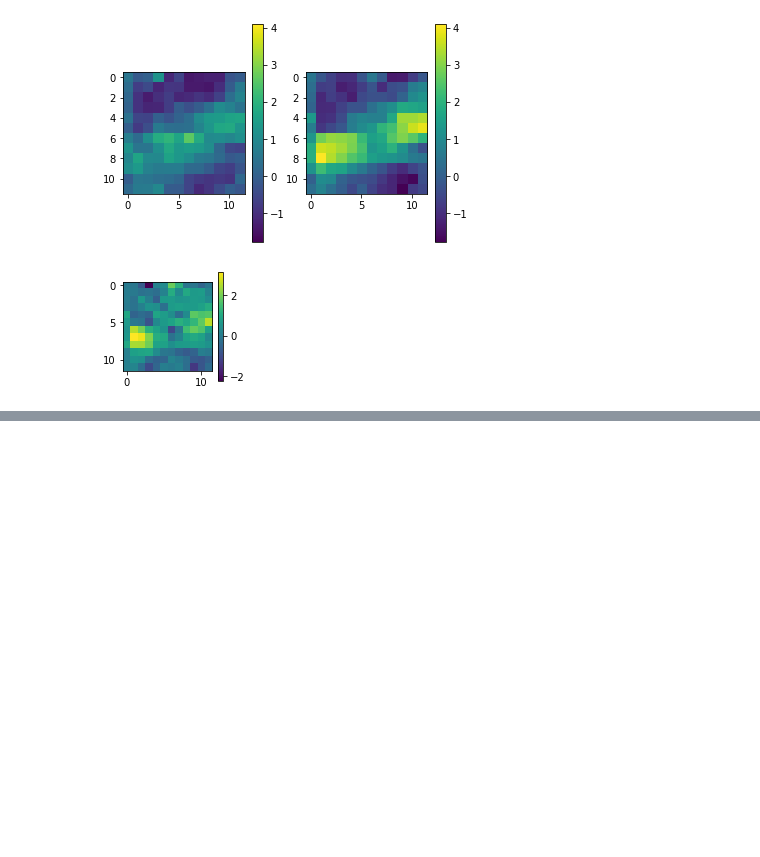
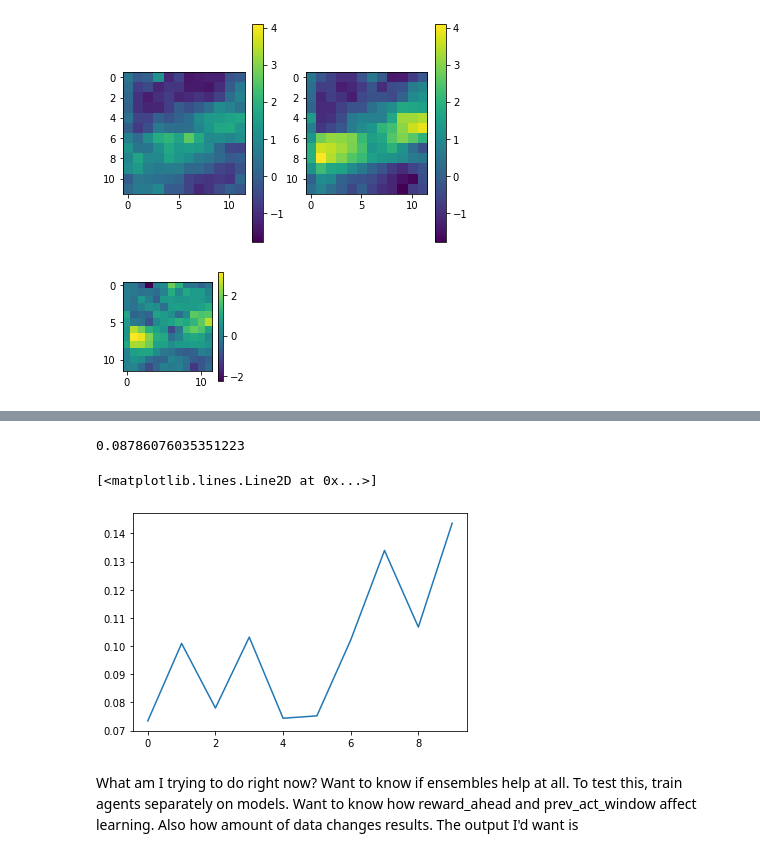
Before and after one commit to ccli3896/RLWorms, a Jupyter notebook: 12_19_homeTesting/RunThings.ipynb, the cells around one changed output, grey strips where cells are left out. Drawn from its saved outputs; the diff is of its cells as text; code cells hidden in the pictures; blank space fills up the shorter version.

```diff
--- a/12_19_homeTesting/RunThings.ipynb
+++ b/12_19_homeTesting/RunThings.ipynb
@@ -73,0 +121,11 @@ plt.colorbar();
+# %%
+agt = tab.Q_Alpha_Agent(
+    gamma=.5,
+    epsilon=0.05,
+    alpha=0.005,)
+lnr = mba.Learner(agt,'noprocs',
+                 worm_pars={'num_models':10,'frac':.5},
+                 num_steps=1000,
+                 eval_steps=1000)
+lnr.make_mod_and_env(dh)
+eval_r = lnr.eval_ep()
@@ -73,0 +143,22 @@ plt.colorbar();
+# %%
+np.mean(eval_r)
+# %% [output]
+0.08786076035351223
+# %%
+evals = []
+for i in range(10):
+    print(i)
+    Qtab = lnr.learn(dh,learn_limit=1000)
+    evals.append(np.mean(lnr.eval_ep()))
+# %%
+plt.plot(evals)
+# %% [output]
+[<matplotlib.lines.Line2D at 0x...>]
+[figure, added]
+# %% [markdown]
+What am I trying to do right now?
+Want to know if ensembles help at all.
+To test this, train agents separately on models.
+Want to know how reward_ahead and prev_act_window affect learning.
+Also how amount of data changes results.
+The output I'd want is
```
Also changed, not shown: parts of 5 cells of this notebook, 7 other files.
